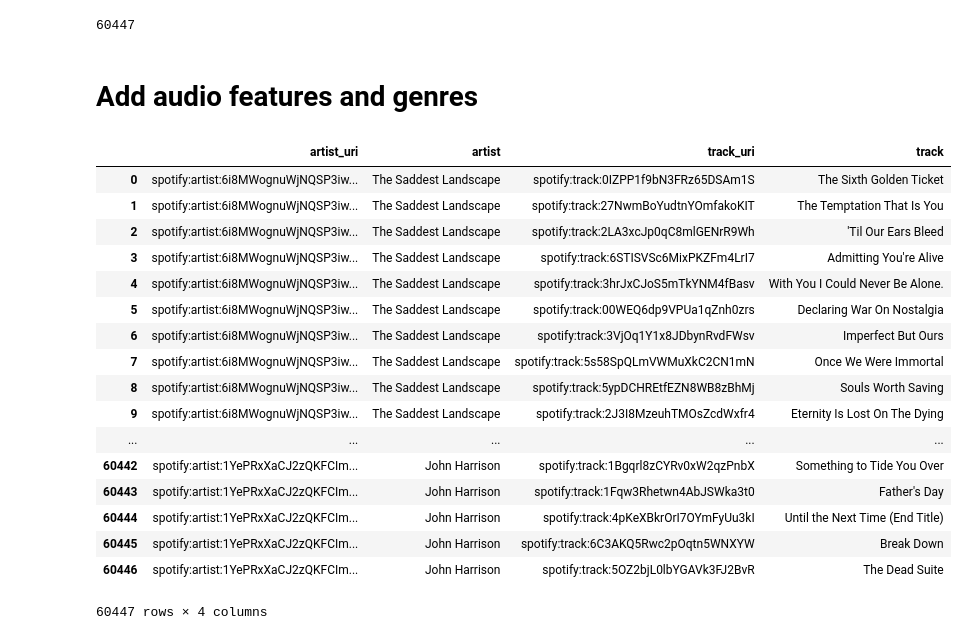
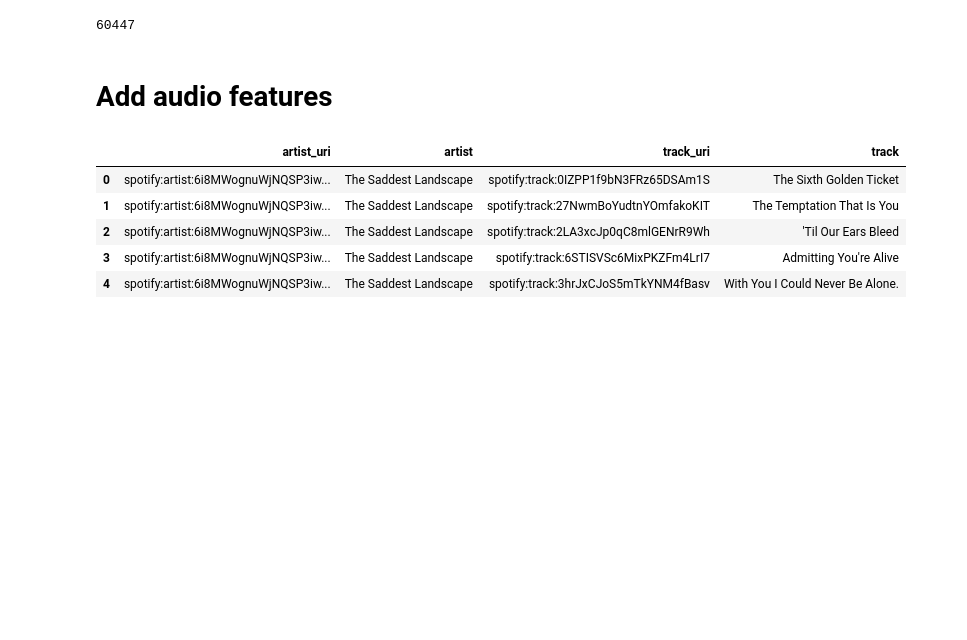
Before and after one commit to nwaters5/spotify-group-playlist-generator, a Jupyter notebook: make_spotify_dataframe.ipynb, the cells around one changed output. Cells and saved outputs as stored; diff of their text form; code cells hidden in the pictures; blank space fills up the shorter version.

```diff
--- a/make_spotify_dataframe.ipynb
+++ b/make_spotify_dataframe.ipynb
@@ -266,29 +329,17 @@ all_tracks_df = pd.DataFrame(all_tracks, columns=['artist_uri', 'artist', 'track
 # %%
 all_tracks_df.to_csv('tracks.csv')
 # %% [markdown]
-# Add audio features and genres
+# Add audio features
 # %%
-tracks_df = pd.read_csv('tracks.csv')
+tracks_df = pd.read_csv('data/tracks.csv')
 # %%
 tracks_df.drop(columns='Unnamed: 0', inplace=True)
 # %%
-tracks_df
+tracks_df.head()
 # %% [output]
 |  | artist_uri | artist | track_uri | track |
 | 0 | spotify:artist:6i8MWognuWjNQSP3iw... | The Saddest Landscape | spotify:track:0IZPP1f9bN3FRz65DSAm1S | The Sixth Golden Ticket |
 | 1 | spotify:artist:6i8MWognuWjNQSP3iw... | The Saddest Landscape | spotify:track:27NwmBoYudtnYOmfakoKIT | The Temptation That Is You |
 | 2 | spotify:artist:6i8MWognuWjNQSP3iw... | The Saddest Landscape | spotify:track:2LA3xcJp0qC8mlGENrR9Wh | 'Til Our Ears Bleed |
 | 3 | spotify:artist:6i8MWognuWjNQSP3iw... | The Saddest Landscape | spotify:track:6STISVSc6MixPKZFm4LrI7 | Admitting You're Alive |
 | 4 | spotify:artist:6i8MWognuWjNQSP3iw... | The Saddest Landscape | spotify:track:3hrJxCJoS5mTkYNM4fBasv | With You I Could Never Be Alone. |
-| 5 | spotify:artist:6i8MWognuWjNQSP3iw... | The Saddest Landscape | spotify:track:00WEQ6dp9VPUa1qZnh0zrs | Declaring War On Nostalgia |
-| 6 | spotify:artist:6i8MWognuWjNQSP3iw... | The Saddest Landscape | spotify:track:3VjOq1Y1x8JDbynRvdFWsv | Imperfect But Ours |
-| 7 | spotify:artist:6i8MWognuWjNQSP3iw... | The Saddest Landscape | spotify:track:5s58SpQLmVWMuXkC2CN1mN | Once We Were Immortal |
-| 8 | spotify:artist:6i8MWognuWjNQSP3iw... | The Saddest Landscape | spotify:track:5ypDCHREtfEZN8WB8zBhMj | Souls Worth Saving |
-| 9 | spotify:artist:6i8MWognuWjNQSP3iw... | The Saddest Landscape | spotify:track:2J3I8MzeuhTMOsZcdWxfr4 | Eternity Is Lost On The Dying |
-| ... | ... | ... | ... | ... |
-| 60442 | spotify:artist:1YePRxXaCJ2zQKFCIm... | John Harrison | spotify:track:1Bgqrl8zCYRv0xW2qzPnbX | Something to Tide You Over |
-| 60443 | spotify:artist:1YePRxXaCJ2zQKFCIm... | John Harrison | spotify:track:1Fqw3Rhetwn4AbJSWka3t0 | Father's Day |
-| 60444 | spotify:artist:1YePRxXaCJ2zQKFCIm... | John Harrison | spotify:track:4pKeXBkrOrI7OYmFyUu3kI | Until the Next Time (End Title) |
-| 60445 | spotify:artist:1YePRxXaCJ2zQKFCIm... | John Harrison | spotify:track:6C3AKQ5Rwc2pOqtn5WNXYW | Break Down |
-| 60446 | spotify:artist:1YePRxXaCJ2zQKFCIm... | John Harrison | spotify:track:5OZ2bjL0lbYGAVk3FJ2BvR | The Dead Suite |
-60447 rows × 4 columns
```
Also changed, not shown: parts of 30 cells of this notebook.
